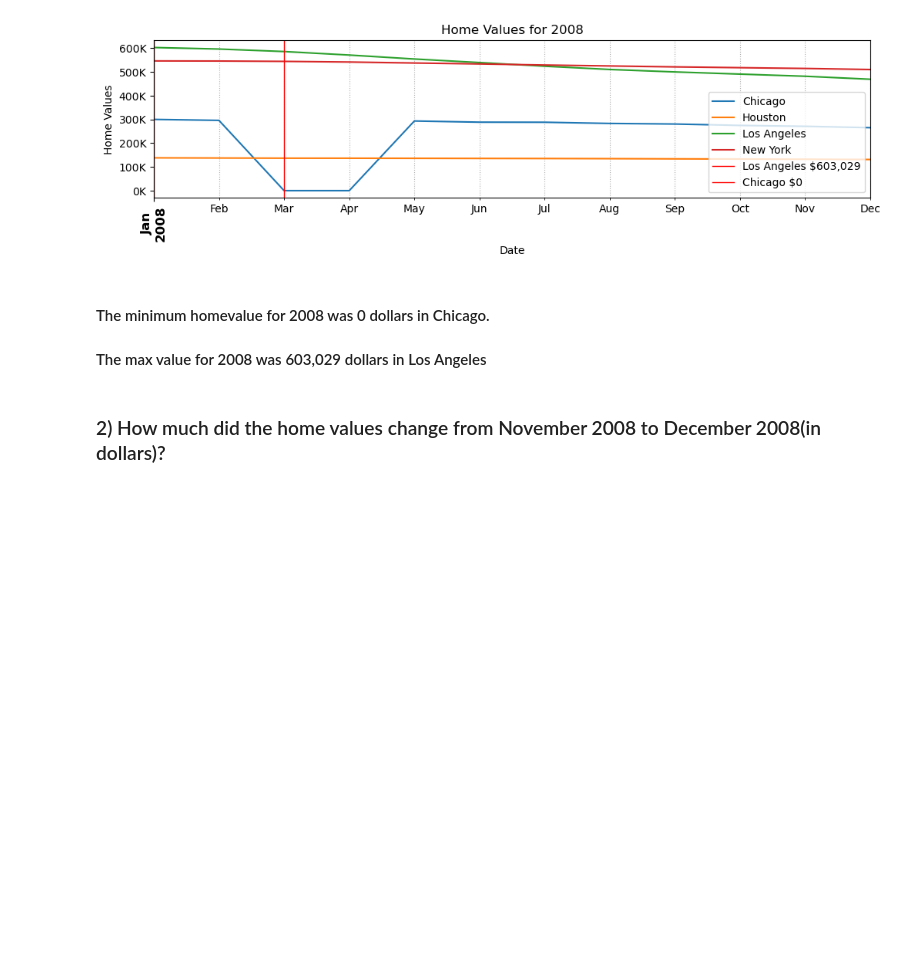
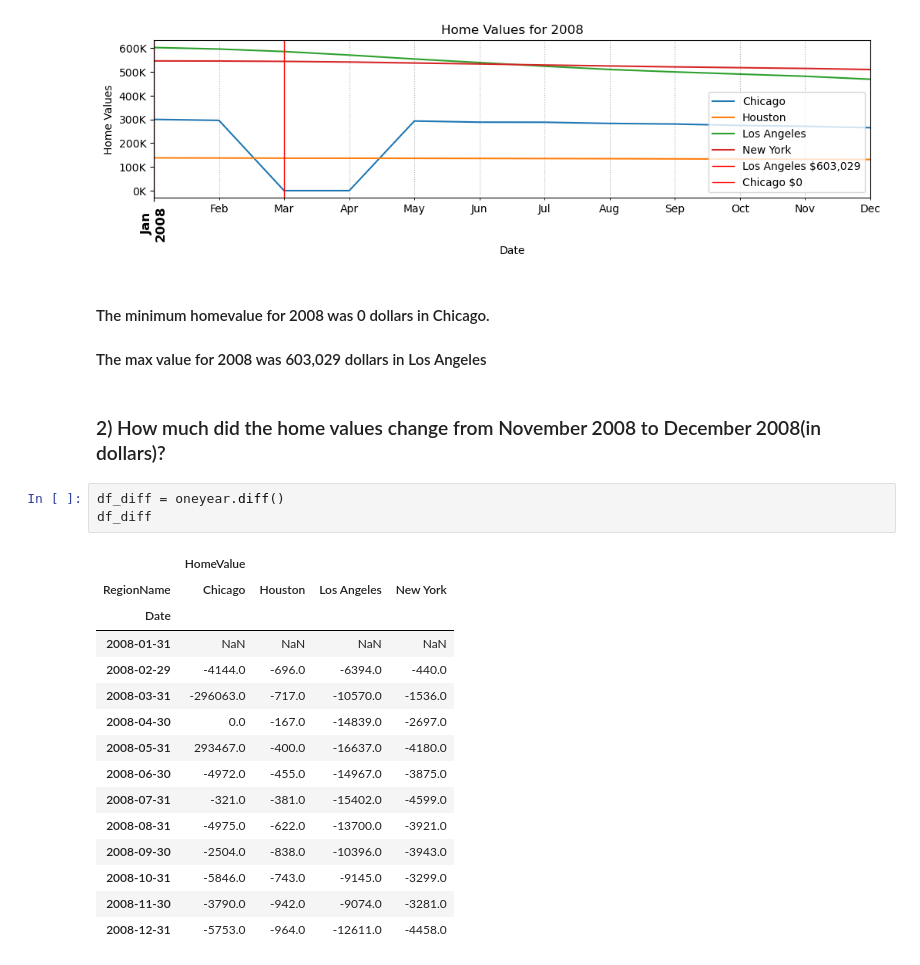
Before and after one commit to SpreeC/Preparing-Time-series-from-wide-form-data, a Jupyter notebook: wideform data.ipynb, the cells around one changed output. Drawn from its saved outputs; the diff is of its cells as text; blank space fills up the shorter version.

```diff
--- a/wideform data.ipynb
+++ b/wideform data.ipynb
@@ -256,3 +256,22 @@ ax.legend();
 #### The max value for 2008 was 603,029 dollars in Los Angeles
 # %% [markdown]
 ### 2) How much did the home values change from November 2008 to December 2008(in dollars)?
+# %%
+df_diff = oneyear.diff()
+df_diff
+# %% [output]
+|  | HomeValue |  |  |  |
+| RegionName | Chicago | Houston | Los Angeles | New York |
+| Date |  |  |  |  |
+| 2008-01-31 | NaN | NaN | NaN | NaN |
+| 2008-02-29 | -4144.0 | -696.0 | -6394.0 | -440.0 |
+| 2008-03-31 | -296063.0 | -717.0 | -10570.0 | -1536.0 |
+| 2008-04-30 | 0.0 | -167.0 | -14839.0 | -2697.0 |
+| 2008-05-31 | 293467.0 | -400.0 | -16637.0 | -4180.0 |
+| 2008-06-30 | -4972.0 | -455.0 | -14967.0 | -3875.0 |
+| 2008-07-31 | -321.0 | -381.0 | -15402.0 | -4599.0 |
+| 2008-08-31 | -4975.0 | -622.0 | -13700.0 | -3921.0 |
+| 2008-09-30 | -2504.0 | -838.0 | -10396.0 | -3943.0 |
+| 2008-10-31 | -5846.0 | -743.0 | -9145.0 | -3299.0 |
+| 2008-11-30 | -3790.0 | -942.0 | -9074.0 | -3281.0 |
+| 2008-12-31 | -5753.0 | -964.0 | -12611.0 | -4458.0 |
```
Also changed, not shown: parts of 2 cells of this notebook.
